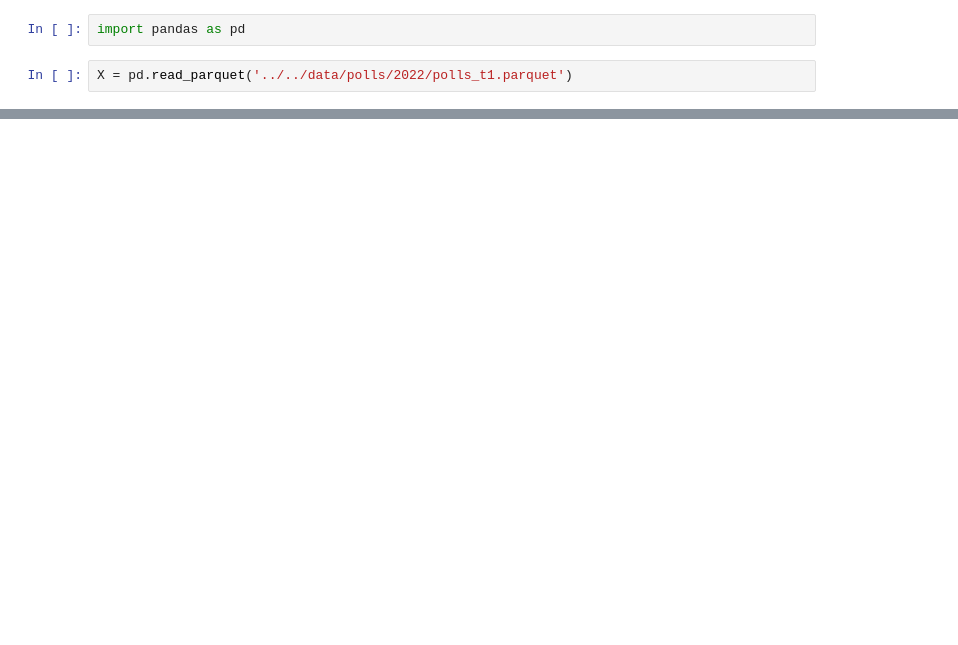
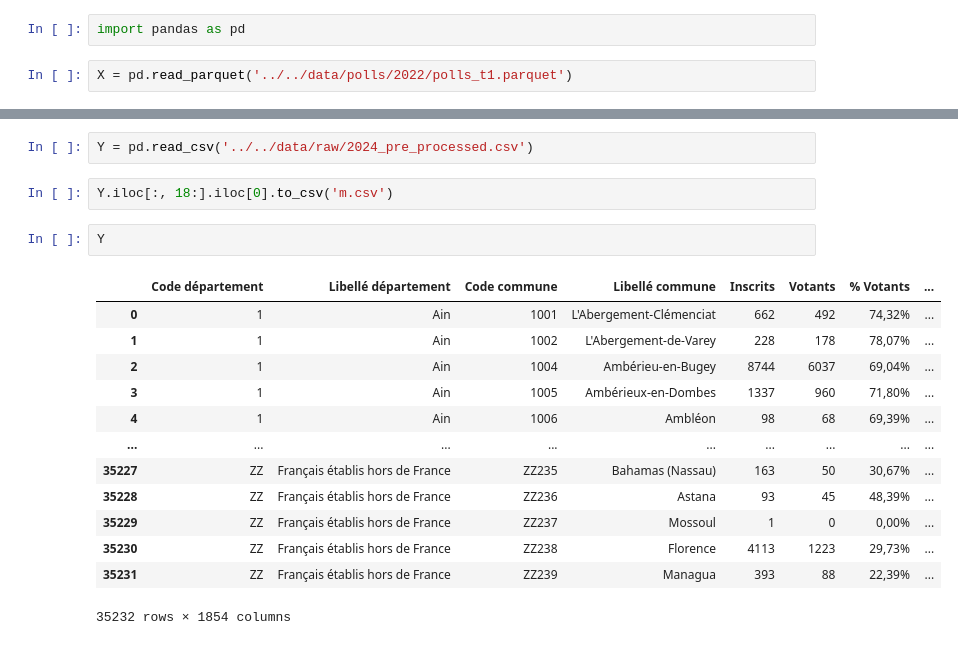
Before and after one commit to artmanceau/electera, a Jupyter notebook: notebooks/experiments/sanity_checks.ipynb, the cells around one changed output, grey strips where cells are left out. Saved outputs shown, nothing was run; the diff lists cells and outputs as text; blank space fills up the shorter version.

```diff
--- a/notebooks/experiments/sanity_checks.ipynb
+++ b/notebooks/experiments/sanity_checks.ipynb
@@ -434,0 +278,20 @@ dtype: float64
+# %%
+Y = pd.read_csv('../../data/raw/2024_pre_processed.csv')
+# %%
+Y.iloc[:, 18:].iloc[0].to_csv('m.csv')
+# %%
+Y
+# %% [output]
+|  | Code département | Libellé département | Code commune | Libellé commune | Inscrits | Votants | % Votants | ... |
+| 0 | 1 | Ain | 1001 | L'Abergement-Clémenciat | 662 | 492 | 74,32% | ... |
+| 1 | 1 | Ain | 1002 | L'Abergement-de-Varey | 228 | 178 | 78,07% | ... |
+| 2 | 1 | Ain | 1004 | Ambérieu-en-Bugey | 8744 | 6037 | 69,04% | ... |
+| 3 | 1 | Ain | 1005 | Ambérieux-en-Dombes | 1337 | 960 | 71,80% | ... |
+| 4 | 1 | Ain | 1006 | Ambléon | 98 | 68 | 69,39% | ... |
+| ... | ... | ... | ... | ... | ... | ... | ... | ... |
+| 35227 | ZZ | Français établis hors de France | ZZ235 | Bahamas (Nassau) | 163 | 50 | 30,67% | ... |
+| 35228 | ZZ | Français établis hors de France | ZZ236 | Astana | 93 | 45 | 48,39% | ... |
+| 35229 | ZZ | Français établis hors de France | ZZ237 | Mossoul | 1 | 0 | 0,00% | ... |
+| 35230 | ZZ | Français établis hors de France | ZZ238 | Florence | 4113 | 1223 | 29,73% | ... |
+| 35231 | ZZ | Français établis hors de France | ZZ239 | Managua | 393 | 88 | 22,39% | ... |
+35232 rows × 1854 columns
```
Also changed, not shown: parts of 46 cells of this notebook, 1 other file.
